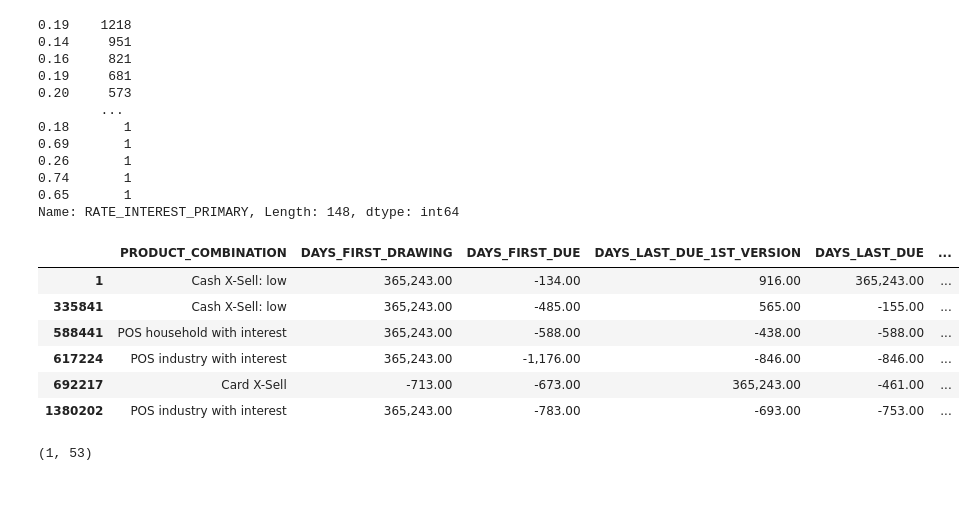
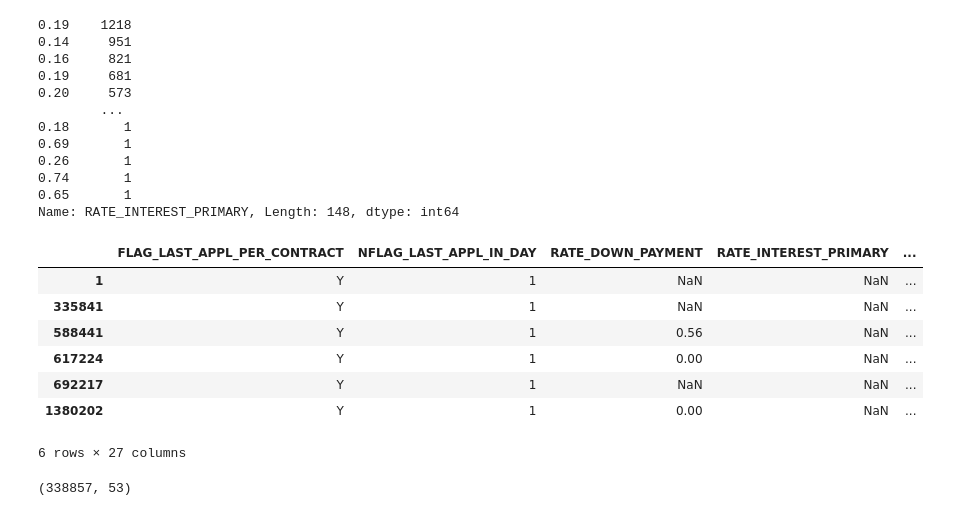
Before and after one commit to harirm85/Hari_ML_workshop, a Jupyter notebook: EDA2.ipynb, the cells around one changed output. Drawn from its saved outputs; the diff is of its cells as text; code cells hidden in the pictures.

```diff
--- a/EDA2.ipynb
+++ b/EDA2.ipynb
@@ -81,36 +81,37 @@ Name: RATE_INTEREST_PRIMARY, Length: 148, dtype: int64
 # %%
 prev_sample = prev_data[prev_data['SK_ID_CURR']==108129]
 
-prev_sample.iloc[:, 30:]
+prev_sample.iloc[:,10:]
 # %% [output]
-|  | PRODUCT_COMBINATION | DAYS_FIRST_DRAWING | DAYS_FIRST_DUE | DAYS_LAST_DUE_1ST_VERSION | DAYS_LAST_DUE | ... |
-| 1 | Cash X-Sell: low | 365,243.00 | -134.00 | 916.00 | 365,243.00 | ... |
-| 335841 | Cash X-Sell: low | 365,243.00 | -485.00 | 565.00 | -155.00 | ... |
-| 588441 | POS household with interest | 365,243.00 | -588.00 | -438.00 | -588.00 | ... |
-| 617224 | POS industry with interest | 365,243.00 | -1,176.00 | -846.00 | -846.00 | ... |
-| 692217 | Card X-Sell | -713.00 | -673.00 | 365,243.00 | -461.00 | ... |
-| 1380202 | POS industry with interest | 365,243.00 | -783.00 | -693.00 | -753.00 | ... |
+|  | FLAG_LAST_APPL_PER_CONTRACT | NFLAG_LAST_APPL_IN_DAY | RATE_DOWN_PAYMENT | RATE_INTEREST_PRIMARY | ... |
+| 1 | Y | 1 | NaN | NaN | ... |
+| 335841 | Y | 1 | NaN | NaN | ... |
+| 588441 | Y | 1 | 0.56 | NaN | ... |
+| 617224 | Y | 1 | 0.00 | NaN | ... |
+| 692217 | Y | 1 | NaN | NaN | ... |
+| 1380202 | Y | 1 | 0.00 | NaN | ... |
+6 rows × 27 columns
 # %%
-Summary_data = prev_sample.groupby('SK_ID_CURR', as_index=False).agg(
+Summary_data = prev_data.groupby('SK_ID_CURR', as_index=False).agg(
     PRV_CNT = ("SK_ID_PREV","count")
     , PRV_CL_CNT = ("NAME_CONTRACT_TYPE", lambda x: sum(x=='Cash loans'))
     , PRV_CONL_CNT = ("NAME_CONTRACT_TYPE", lambda x: sum(x=='Consumer loans'))
     , PRV_RL_CNT = ("NAME_CONTRACT_TYPE", lambda x: sum(x=='Revolving loans'))
     , PRV_ANNU_MAX = ("AMT_ANNUITY", "max")
-    , PRV_ANNU_MIN = ("AMT_ANNUITY", lambda x: min(x[x > 0]))
+    , PRV_ANNU_MIN = ("AMT_ANNUITY", lambda x:min(x[x > 0]) if len(x[x > 0]) > 0 else None)
     , PRV_AMT_APP_MAX = ("AMT_APPLICATION", "max")
-    , PRV_AMT_APP_MIN = ("AMT_APPLICATION", lambda x: min(x[x > 0]))
+    , PRV_AMT_APP_MIN = ("AMT_APPLICATION", lambda x: min(x[x > 0]) if len(x[x > 0]) > 0 else None)
     , PRV_AMT_CRD_MAX = ("AMT_CREDIT", "max")
-    , PRV_AMT_CRD_MIN = ("AMT_CREDIT", lambda x:min(x[x > 0]))
+    , PRV_AMT_CRD_MIN = ("AMT_CREDIT", lambda x:min(x[x > 0]) if len(x[x > 0]) > 0 else None)
     , PRV_AMT_DPAY_MAX = ("AMT_DOWN_PAYMENT", "max")
-    , PRV_AMT_DPAY_MIN = ("AMT_DOWN_PAYMENT", lambda x:min(x[x > 0]))
+    , PRV_AMT_DPAY_MIN = ("AMT_DOWN_PAYMENT", lambda x:min(x[x > 0]) if len(x[x > 0]) > 0 else None)
     , PRV_AMT_GPRC_MAX = ("AMT_GOODS_PRICE", "max")
-    , PRV_AMT_GPRC_MIN = ("AMT_GOODS_PRICE", lambda x: min(x>0))
+    , PRV_AMT_GPRC_MIN = ("AMT_GOODS_PRICE", lambda x: min(x[x > 0]) if len(x[x > 0]) > 0 else None)
     , PRV_DAY_APPRV = ("WEEKDAY_APPR_PROCESS_START", "nunique")
     , PRV_TIME_APPRV = ("HOUR_APPR_PROCESS_START", "nunique")
 
     , PRV_RT_DPAY_MAX = ("RATE_DOWN_PAYMENT", "max")
-    , PRV_RT_DPAY_MIN = ("RATE_DOWN_PAYMENT", lambda x:min(x[x > 0]))
+    , PRV_RT_DPAY_MIN = ("RATE_DOWN_PAYMENT", "min")
     , PRV_RT_INT_MAX = ("RATE_INTEREST_PRIMARY", "max")
     , PRV_RT_INT_MIN = ("RATE_INTEREST_PRIMARY", "min")
     , PRV_RT_INT_P_MAX = ("RATE_INTEREST_PRIVILEGED", "max")
@@ -128,29 +129,29 @@ Summary_data = prev_sample.groupby('SK_ID_CURR', as_index=False).agg(
     , PRV_PAY_CSH = ("NAME_PORTFOLIO", lambda x: sum(x=='Cash'))
     , PRV_PRD_TYP = ("NAME_PRODUCT_TYPE", lambda x: sum(x=='walk-in'))
     , PRV_CHNL_TYP = ("CHANNEL_TYPE",  lambda x: sum(x=='Regional / Local'))
-    , PRV_SLR_AREA = ("SELLERPLACE_AREA", lambda x: min(x[x > 0]))
+    , PRV_SLR_AREA = ("SELLERPLACE_AREA", lambda x: min(x[x > 0]) if len(x[x > 0]) > 0 else None)
     , PRV_SLR_TYP = ("NAME_SELLER_INDUSTRY",  lambda x: sum(x.isin(['Jewelry','Tourism','Furniture','Clothing','MLM partners']) == True))
     , PRV_PYMT_MAX = ("CNT_PAYMENT", "max")
-    , PRV_PYMT_MIN = ("CNT_PAYMENT", lambda x: min(x[x > 0]))
+    , PRV_PYMT_MIN = ("CNT_PAYMENT", lambda x: min(x[x > 0]) if len(x[x > 0]) > 0 else None)
     , PRV_YILD_TYP = ("NAME_YIELD_GROUP", lambda x: sum(x=='high'))
     , PRV_PRD_CSH = ("PRODUCT_COMBINATION", lambda x: sum(x=='Cash'))
 
-    , PRV_DAYS_DRWN_MIN = ("DAYS_FIRST_DRAWING", lambda x: min(x[x < 0]))
-    , PRV_DAYS_DRWN_MAX = ("DAYS_FIRST_DRAWING", lambda x: max(x[x < 0]))
-    , PRV_FRST_DUE_MIN = ("DAYS_FIRST_DUE", lambda x: min(x[x < 0]))
-    , PRV_FRST_DUE_MAX = ("DAYS_FIRST_DUE", lambda x: max(x[x < 0]))
-    , PRV_LST1_DUE_MIN = ("DAYS_LAST_DUE_1ST_VERSION", lambda x:min(x[x < 365243.00]))
-    , PRV_LST1_DUE_MAX = ("DAYS_LAST_DUE_1ST_VERSION", lambda x:max(x[x < 365243.00]))
-    , PRV_LST_DUE_MIN = ("DAYS_LAST_DUE", lambda x: min(x[x < 365243.00]))
-    , PRV_LST_DUE_MAX = ("DAYS_LAST_DUE", lambda x: max(x[x < 365243.00]))
-    , PRV_DAYS_TER_MIN = ("DAYS_TERMINATION", lambda x: min(x[x < 365243.00]))
-    , PRV_DAYS_TER_MAX = ("DAYS_TERMINATION", lambda x: max(x[x < 365243.00]))
+    , PRV_DAYS_DRWN_MIN = ("DAYS_FIRST_DRAWING", lambda x: min(x[x < 0]) if len(x[x < 0]) > 0 else None)
+    , PRV_DAYS_DRWN_MAX = ("DAYS_FIRST_DRAWING", lambda x: max(x[x < 0]) if len(x[x < 0]) > 0 else None)
+    , PRV_FRST_DUE_MIN = ("DAYS_FIRST_DUE", lambda x: min(x[x < 0]) if len(x[x < 0]) > 0 else None)
+    , PRV_FRST_DUE_MAX = ("DAYS_FIRST_DUE", lambda x: max(x[x < 0]) if len(x[x < 0]) > 0 else None)
+    , PRV_LST1_DUE_MIN = ("DAYS_LAST_DUE_1ST_VERSION", lambda x:min(x[x < 365243.00]) if len(x[x < 365243.00]) > 0 else None)
+    , PRV_LST1_DUE_MAX = ("DAYS_LAST_DUE_1ST_VERSION", lambda x:max(x[x < 365243.00]) if len(x[x < 365243.00]) > 0 else None)
+    , PRV_LST_DUE_MIN = ("DAYS_LAST_DUE", lambda x: min(x[x < 365243.00]) if len(x[x < 365243.00]) > 0 else None)
+    , PRV_LST_DUE_MAX = ("DAYS_LAST_DUE", lambda  x:max(x[x < 365243.00]) if len(x[x < 365243.00]) > 0 else None)
+    , PRV_DAYS_TER_MIN = ("DAYS_TERMINATION", lambda x: min(x[x < 365243.00]) if len(x[x < 365243.00]) > 0 else None)
+    , PRV_DAYS_TER_MAX = ("DAYS_TERMINATION", lambda x:max(x[x < 365243.00]) if len(x[x < 365243.00]) > 0 else None)
     , PRV_INS_FLG_CNT = ("NFLAG_INSURED_ON_APPROVAL", "sum")
 )
 
 Summary_data.shape
 # %% [output]
-(1, 53)
+(338857, 53)
 # %%
 Summary_data[Summary_data['SK_ID_CURR']==108129]
 # %% [output]
```
Also changed, not shown: parts of 3 cells of this notebook.
